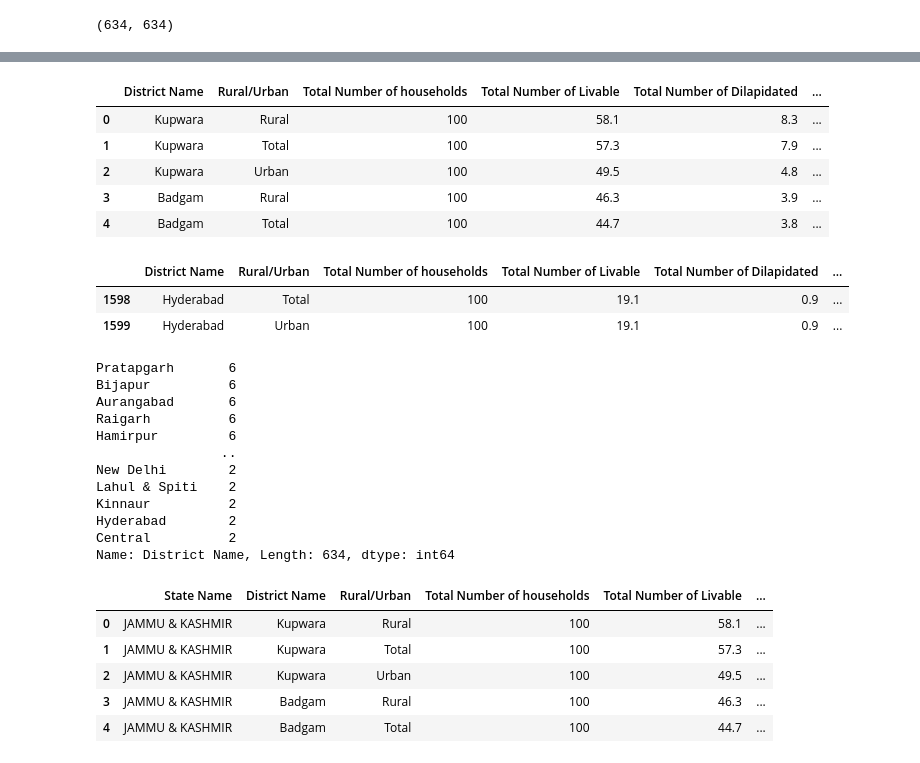
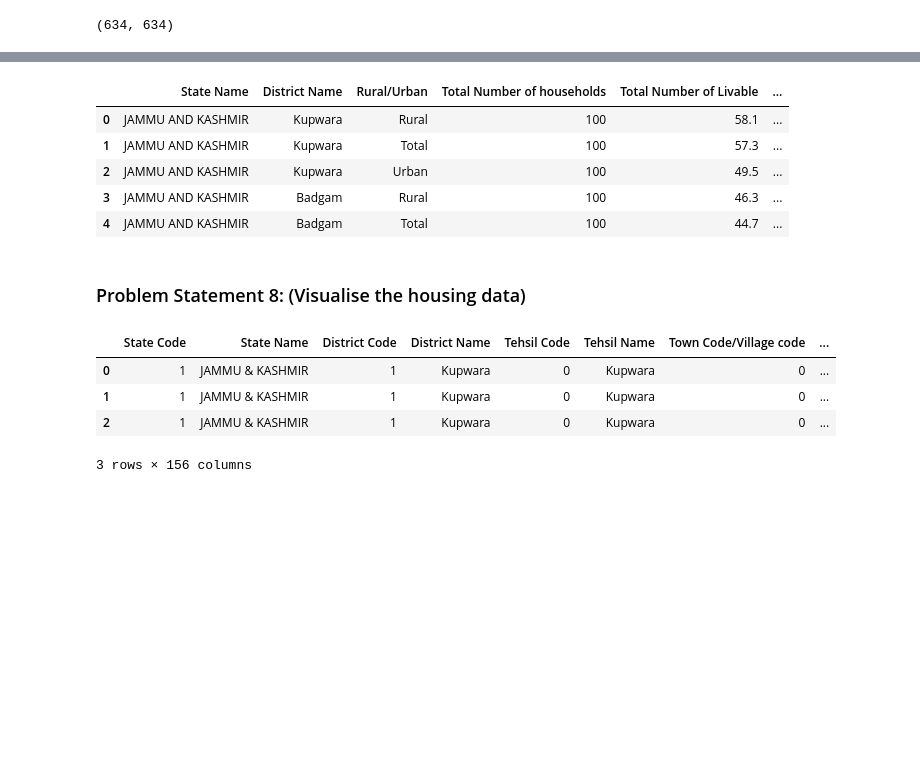
Before and after one commit to noviljohnson/Ft_Healthcare_Census_Python_Project, a Jupyter notebook: Problm_stmnts_solutions/extract_info.ipynb, the cells around one changed output, grey strips where cells are left out. Saved outputs shown, nothing was run; the diff lists cells and outputs as text; code cells hidden in the pictures; blank space fills up the shorter version.

```diff
--- a/Problm_stmnts_solutions/extract_info.ipynb
+++ b/Problm_stmnts_solutions/extract_info.ipynb
@@ -157,33 +202,15 @@ stats_not_in_census,len(dist_pop),len(rural_pop),len(urban_pop),df_housing.shape
 # %%
-df_housing['Total_population'] = dist_pop
-df_housing["Households_Rural"] = rural_pop
-df_housing["Households_Urban"] = urban_pop
+df_housing['Total_population'] = total_pop
+df_housing["Livablle_value"] = livable
+df_housing["Dilapidated_value"] = dilapidated
+df_housing['Latrine_prem_value'] = latrine_prem
 df_housing.head()
 # %% [output]
-|  | District Name | Rural/Urban | Total Number of households | Total Number of Livable | Total Number of Dilapidated | ... |
-| 0 | Kupwara | Rural | 100 | 58.1 | 8.3 | ... |
-| 1 | Kupwara | Total | 100 | 57.3 | 7.9 | ... |
-| 2 | Kupwara | Urban | 100 | 49.5 | 4.8 | ... |
-| 3 | Badgam | Rural | 100 | 46.3 | 3.9 | ... |
-| 4 | Badgam | Total | 100 | 44.7 | 3.8 | ... |
+|  | State Name | District Name | Rural/Urban | Total Number of households | Total Number of Livable | ... |
+| 0 | JAMMU AND KASHMIR | Kupwara | Rural | 100 | 58.1 | ... |
+| 1 | JAMMU AND KASHMIR | Kupwara | Total | 100 | 57.3 | ... |
+| 2 | JAMMU AND KASHMIR | Kupwara | Urban | 100 | 49.5 | ... |
+| 3 | JAMMU AND KASHMIR | Badgam | Rural | 100 | 46.3 | ... |
+| 4 | JAMMU AND KASHMIR | Badgam | Total | 100 | 44.7 | ... |
-# %%
-df_housing[df_housing['District Name'] == 'Hyderabad']
-# %% [output]
-|  | District Name | Rural/Urban | Total Number of households | Total Number of Livable | Total Number of Dilapidated | ... |
-| 1598 | Hyderabad | Total | 100 | 19.1 | 0.9 | ... |
-| 1599 | Hyderabad | Urban | 100 | 19.1 | 0.9 | ... |
-# %%
-df_housing['District Name'].value_counts()
-# %% [output]
-Pratapgarh       6
-Bijapur          6
-Aurangabad       6
-Raigarh          6
-Hamirpur         6
-                ..
-New Delhi        2
-Lahul & Spiti    2
-Kinnaur          2
-Hyderabad        2
-Central          2
-Name: District Name, Length: 634, dtype: int64
+# %% [markdown]
+### Problem Statement 8: (Visualise the housing data)
@@ -190,10 +222,9 @@ Name: District Name, Length: 634, dtype: int64
 # %%
-df_hs_st = pd.read_csv('../data/housing.csv',usecols=cols_h1)
-df_hs_st.head()
+df_housing_all = pd.read_csv("../Data/housing.csv")
+df_housing_all.head(3)
 # %% [output]
-|  | State Name | District Name | Rural/Urban | Total Number of households | Total Number of Livable | ... |
-| 0 | JAMMU & KASHMIR | Kupwara | Rural | 100 | 58.1 | ... |
-| 1 | JAMMU & KASHMIR | Kupwara | Total | 100 | 57.3 | ... |
-| 2 | JAMMU & KASHMIR | Kupwara | Urban | 100 | 49.5 | ... |
-| 3 | JAMMU & KASHMIR | Badgam | Rural | 100 | 46.3 | ... |
-| 4 | JAMMU & KASHMIR | Badgam | Total | 100 | 44.7 | ... |
+|  | State Code | State Name | District Code | District Name | Tehsil Code | Tehsil Name | Town Code/Village code | ... |
+| 0 | 1 | JAMMU & KASHMIR | 1 | Kupwara | 0 | Kupwara | 0 | ... |
+| 1 | 1 | JAMMU & KASHMIR | 1 | Kupwara | 0 | Kupwara | 0 | ... |
+| 2 | 1 | JAMMU & KASHMIR | 1 | Kupwara | 0 | Kupwara | 0 | ... |
+3 rows × 156 columns
```
Also changed, not shown: parts of 23 cells of this notebook.
